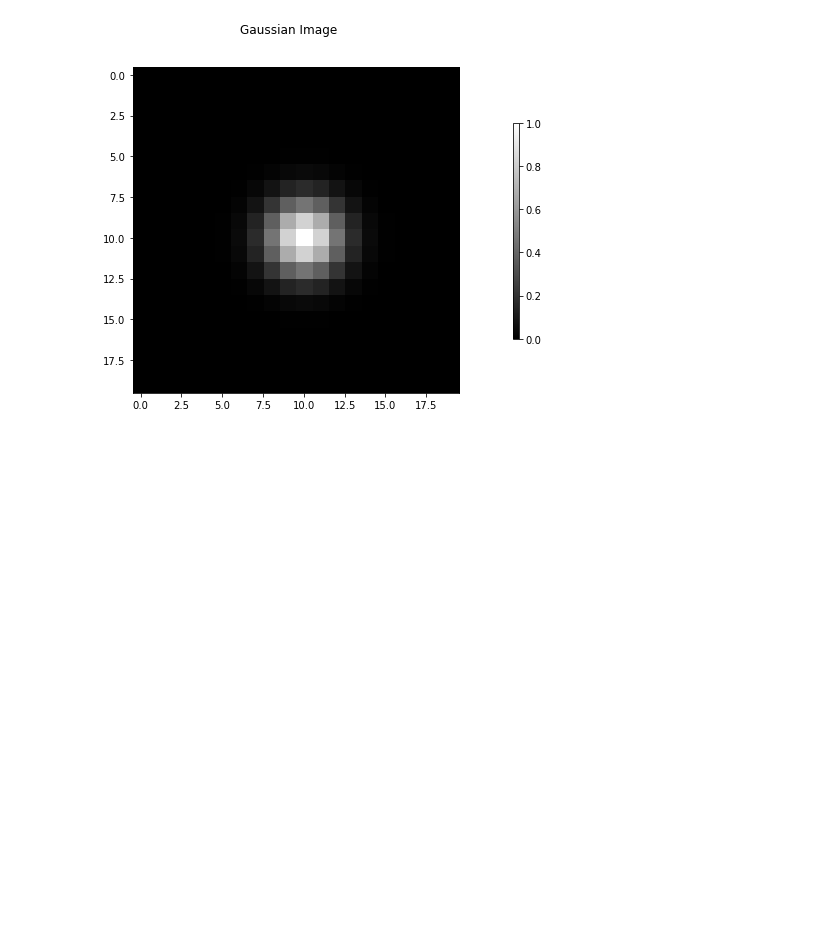
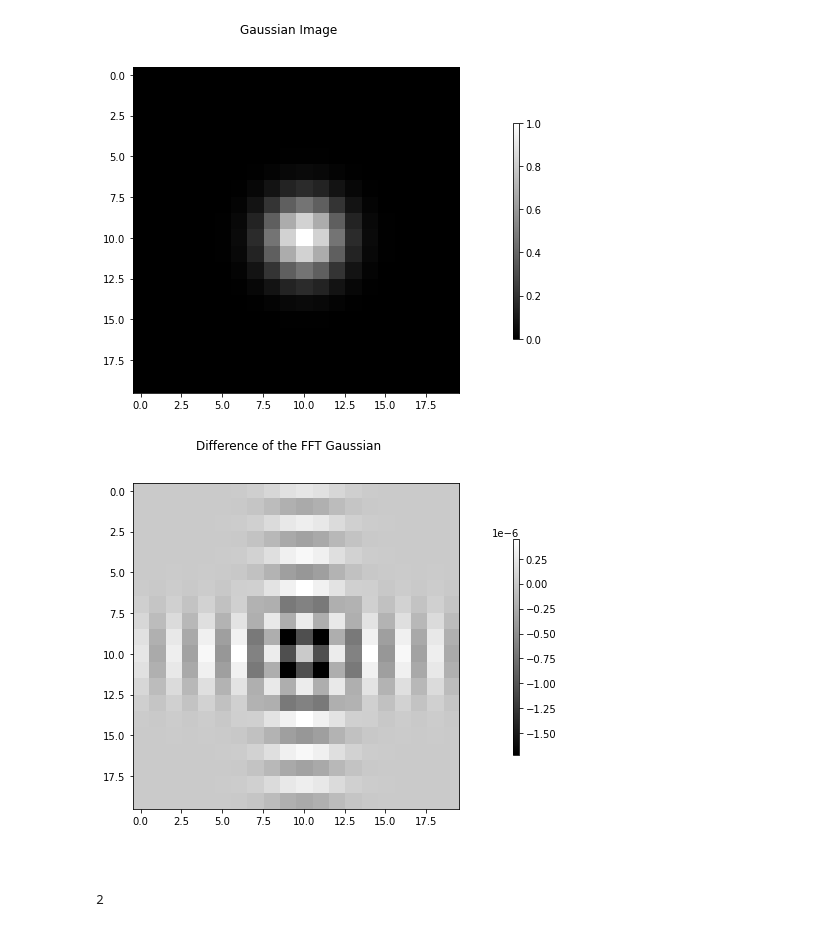
Before and after one commit to isullivan/astr499, a Jupyter notebook: ASTR 499 Fall 2021 assignment 1.ipynb, the cells around one changed output. Saved outputs shown, nothing was run; the diff lists cells and outputs as text; code cells hidden in the pictures; blank space fills up the shorter version.

```diff
--- a/ASTR 499 Fall 2021 assignment 1.ipynb
+++ b/ASTR 499 Fall 2021 assignment 1.ipynb
@@ -135,3 +135,16 @@ img_gaussian1_fft = gaussian2d(256,256, use_fourier=True)
 plot_image(img_gaussian1_fft[128-10:128+10,128-10:128+10],"Gaussian Image")
 # %% [output]
 [figure]
+# %%
+cutout1 = img_gaussian1_fft[128-10:128+10,128-10:128+10]
+cutout2 = np.real(img_gaussian0_fft[128-10:128+10,128-10:128+10])
+cutout1 *= np.max(cutout2)/np.max(cutout1)
+plot_image(cutout1 - cutout2,"Difference of the FFT Gaussian")
+# %% [output]
+[figure, added]
+# %% [markdown]
+#
+# %%
+2
+# %% [output]
+2
```
Also changed, not shown: 2 other files.
